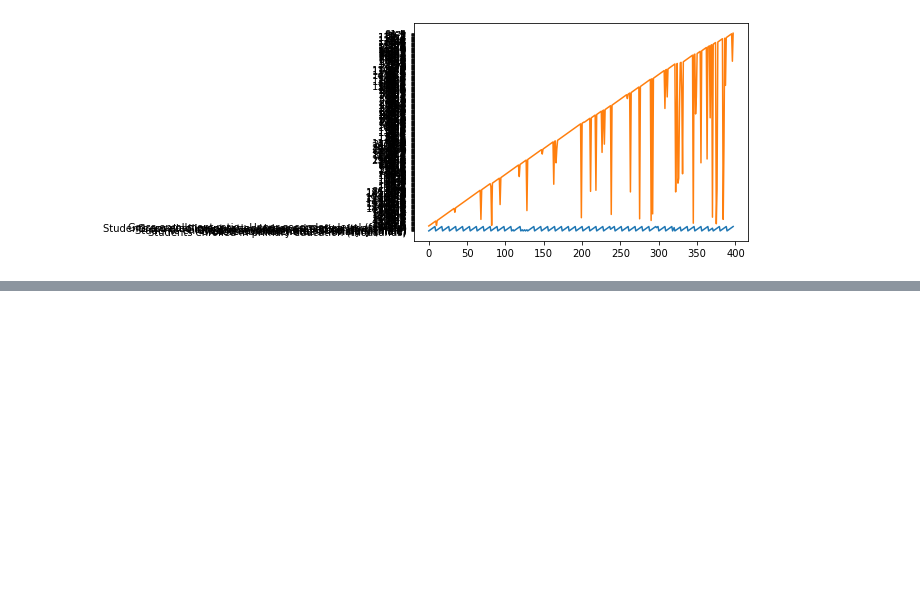
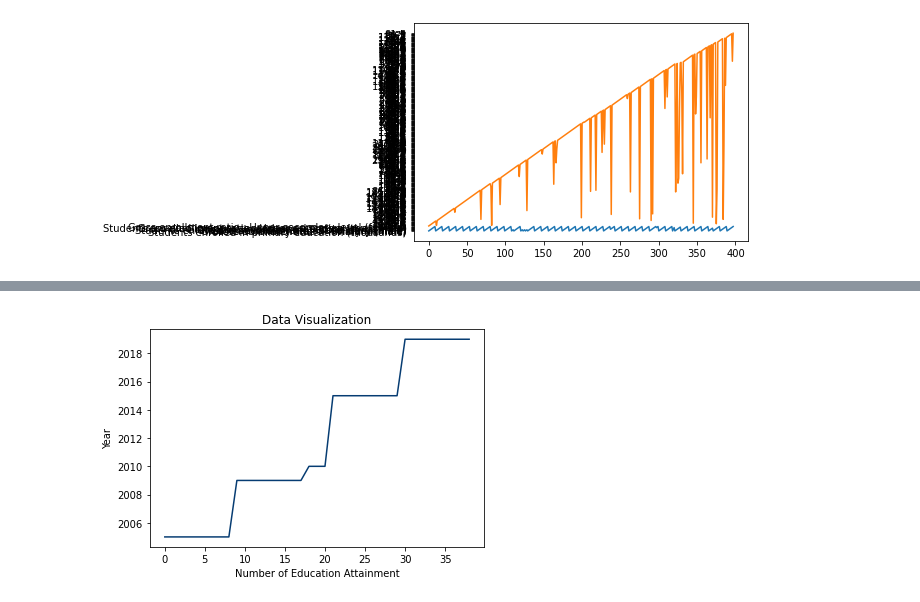
Before and after one commit to suzettecomia/3206-The-Rising-Squad, a Jupyter notebook: Quality_Education_Enhancement_Lead_to_Economic_Growth.ipynb, the cells around one changed output, grey strips where cells are left out. Saved outputs shown, nothing was run; the diff lists cells and outputs as text; code cells hidden in the pictures; blank space fills up the shorter version.

```diff
--- a/Quality_Education_Enhancement_Lead_to_Economic_Growth.ipynb
+++ b/Quality_Education_Enhancement_Lead_to_Economic_Growth.ipynb
@@ -128,0 +130,13 @@ plt.show()
+# %%
+ph_vis = dataset1.loc[dataset1['Region/Country/Area'] == 'Philippines']
+
+a = np.array(ph_vis['Year'])
+
+plt.plot(a, c='#063c72')
+plt.title("Data Visualization")
+plt.xlabel("Number of Education Attainment")
+plt.ylabel("Year")
+
+plt.show()
+# %% [output]
+[figure, added]
```
Also changed, not shown: parts of 1 cell of this notebook.
